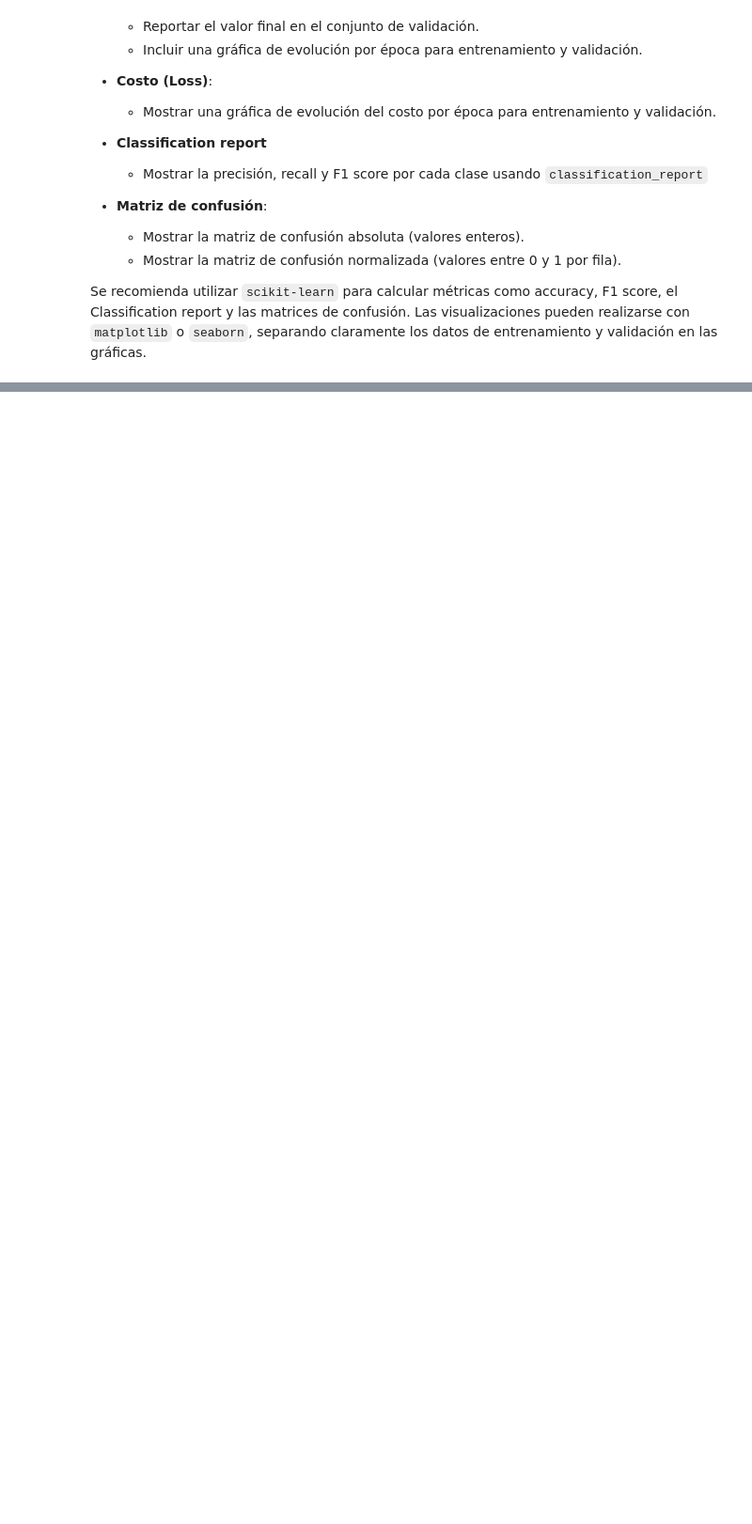
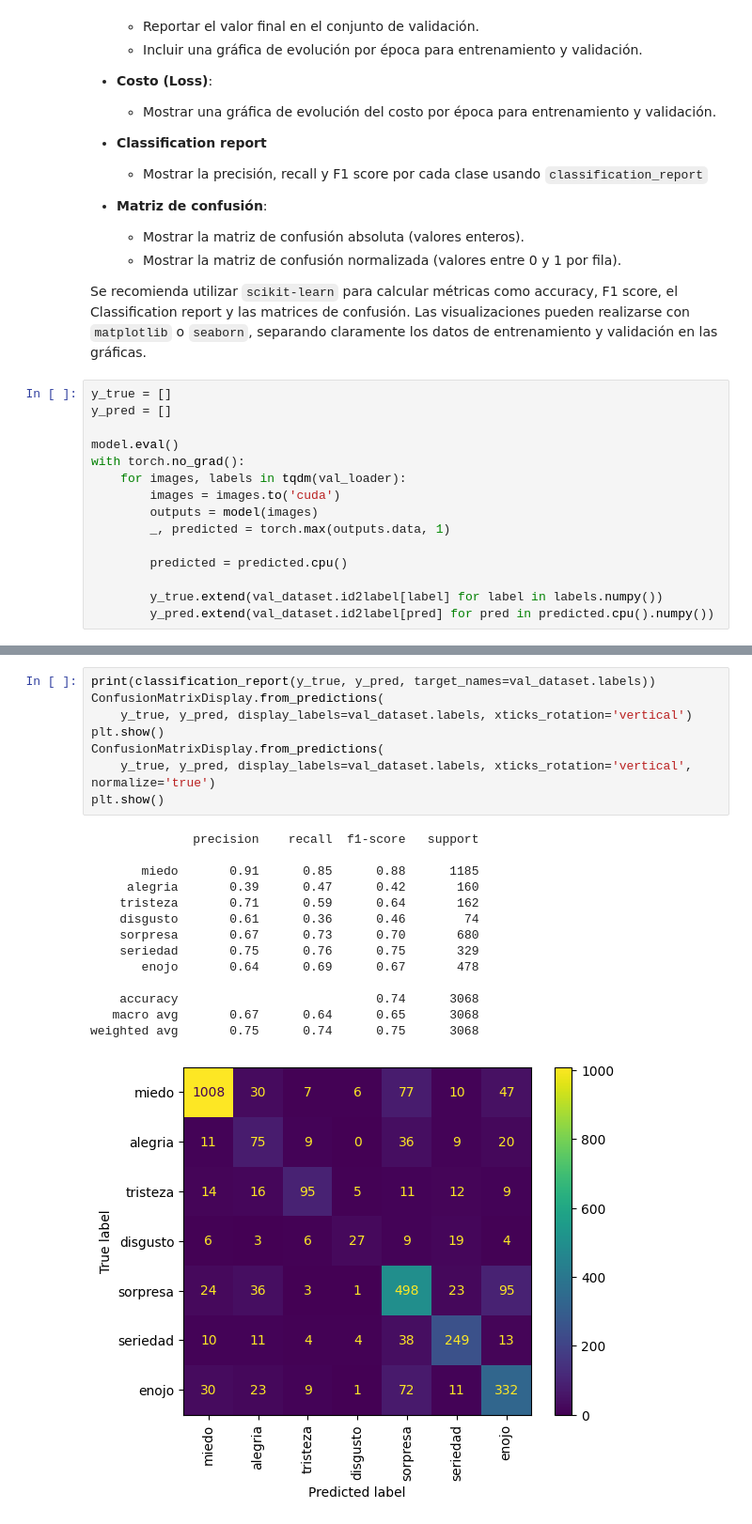
Before and after one commit to maximdorogov/aprendizaje-profundo, a Jupyter notebook: tp2/DOROGOV-MAXIM-DL-TP2-Co20.ipynb, the cells around one changed output, grey strips where cells are left out. Shown at 94% size. Drawn from its saved outputs; the diff is of its cells as text; blank space fills up the shorter version.

```diff
--- a/tp2/DOROGOV-MAXIM-DL-TP2-Co20.ipynb
+++ b/tp2/DOROGOV-MAXIM-DL-TP2-Co20.ipynb
@@ -470,3 +575,18 @@ El modelo entrenado debe ser evaluado utilizando las siguientes métricas:
   - Mostrar la matriz de confusión normalizada (valores entre 0 y 1 por fila).
 
 Se recomienda utilizar `scikit-learn` para calcular métricas como accuracy, F1 score, el Classification report y las matrices de confusión. Las visualizaciones pueden realizarse con `matplotlib` o `seaborn`, separando claramente los datos de entrenamiento y validación en las gráficas.
+# %%
+y_true = []
+y_pred = []
+
+model.eval()
+with torch.no_grad():
+    for images, labels in tqdm(val_loader):
+        images = images.to('cuda')
+        outputs = model(images)
+        _, predicted = torch.max(outputs.data, 1)
+
+        predicted = predicted.cpu()
+
+        y_true.extend(val_dataset.id2label[label] for label in labels.numpy())
+        y_pred.extend(val_dataset.id2label[pred] for pred in predicted.cpu().numpy())
@@ -472,0 +628,23 @@ Se recomienda utilizar `scikit-learn` para calcular métricas como accuracy, F1
+# %%
+print(classification_report(y_true, y_pred, target_names=val_dataset.labels))
+ConfusionMatrixDisplay.from_predictions(
+    y_true, y_pred, display_labels=val_dataset.labels, xticks_rotation='vertical')
+plt.show()
+ConfusionMatrixDisplay.from_predictions(
+    y_true, y_pred, display_labels=val_dataset.labels, xticks_rotation='vertical', normalize='true')
+plt.show()
+# %% [output]
+              precision    recall  f1-score   support
+
+       miedo       0.91      0.85      0.88      1185
+     alegria       0.39      0.47      0.42       160
+    tristeza       0.71      0.59      0.64       162
+    disgusto       0.61      0.36      0.46        74
+    sorpresa       0.67      0.73      0.70       680
+    seriedad       0.75      0.76      0.75       329
+       enojo       0.64      0.69      0.67       478
+
+    accuracy                           0.74      3068
+   macro avg       0.67      0.64      0.65      3068
+weighted avg       0.75      0.74      0.75      3068
+[figure, added]
```
Also changed, not shown: parts of 10 cells of this notebook.
